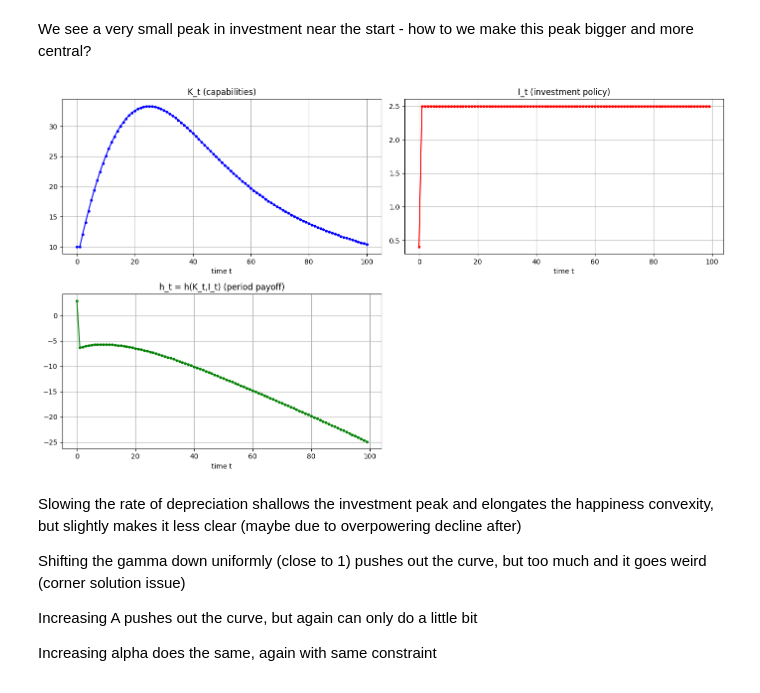
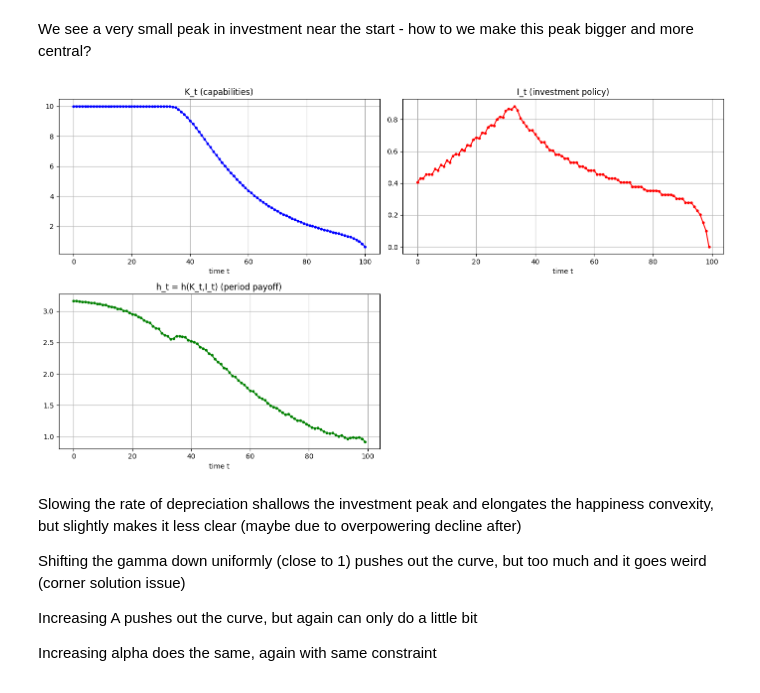
Before and after one commit to jacobmcl7/happiness_U_shape_foundation, a Jupyter notebook: Code/time-dep_problem_analysis.ipynb, the cells around one changed output. Cells and saved outputs as stored; diff of their text form; code cells hidden in the pictures.

Commit message:
fixed an issue with the solution function that led to strange solution paths in some cases

```diff
--- a/Code/time-dep_problem_analysis.ipynb
+++ b/Code/time-dep_problem_analysis.ipynb
@@ -150,7 +150,7 @@ def solve_and_simulate(K0, Kmin, Kmax, nK, Imin, Imax, nI, Tsim, beta, h_of_t, K
         # evaluate h at (K_t, I_t)
         hs[t] = h_of_t(Ks[t], I_t, t)
         # update K
-        Ks[t + 1] = K_next(Ks[t], I_t, t)
+        Ks[t + 1] = np.clip(K_next(Ks[t], I_t, t), Kmin, Kmax)
 
 
     #### NOW PLOT RESULTS
@@ -200,7 +200,7 @@ Tsim = 100  # V[Tsim] is terminal value (set to 0, by the transversality conditi
 gamma_path = np.linspace(1, 1, Tsim)**2  # constant investment cost over time
 delta_path = np.linspace(0.05, 0.05, Tsim)  # constant depreciation over time
 K0 = 10  # choose initial capabilities within [Kmin, Kmax] - we want it to start high
-Kmin, Kmax, nK = 0.1, 10.0, 100
+Kmin, Kmax, nK = 0.0, 10.0, 100
 Imin, Imax, nI = 0.0, 2.5, 100
 
 # define payoff function depending on time t, h(K,I,t), vectorised in I (though we can put a scalar in too)
@@ -322,25 +322,25 @@ We see a very small peak in investment near the start - how to we make this peak
 # %%
 A = 1
 alpha = 0.5
 beta = 0.98
 Tsim = 100
-gamma_path = np.linspace(1, 2, Tsim)**2 + 0.5
+gamma_path = np.linspace(1, 2, Tsim)**2 - 1
 delta_path = np.linspace(0.2, 0.5, Tsim)**2
 K0 = 10
 Kmin, Kmax, nK = 0.1, 10.0, 100
 Imin, Imax, nI = 0.0, 2.5, 100
 
 def h_of_t(K, I_grid, t):
     gamma_t = gamma_path[t]
     return A * (K**alpha) - gamma_t * I_grid**2
 
 def K_next(K, I_grid, t):
     delta_t = delta_path[t]
     return (1.0 - delta_t) * K + I_grid
 
 solve_and_simulate(K0, Kmin, Kmax, nK, Imin, Imax, nI, Tsim, beta, h_of_t, K_next)
 # %% [output]
-[figure, old version]
+[figure, new version]
 # %% [markdown]
 Slowing the rate of depreciation shallows the investment peak and elongates the happiness convexity, but slightly makes it less clear (maybe due to overpowering decline after)
 
```
